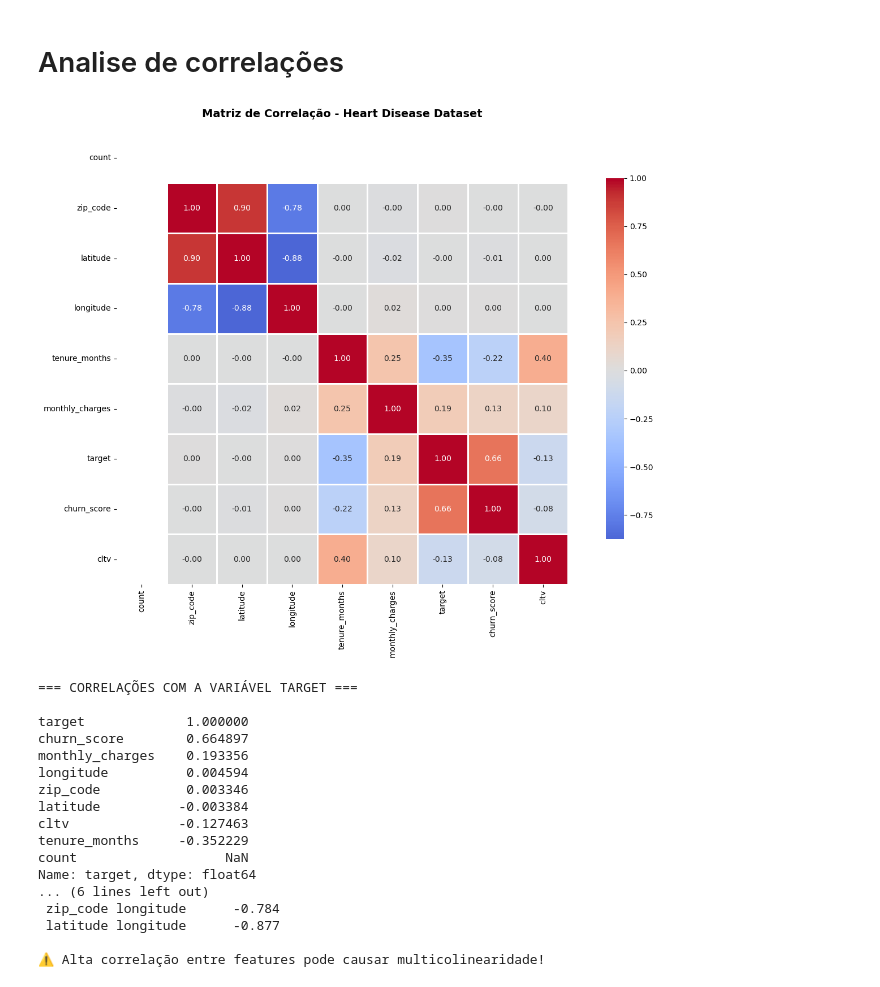
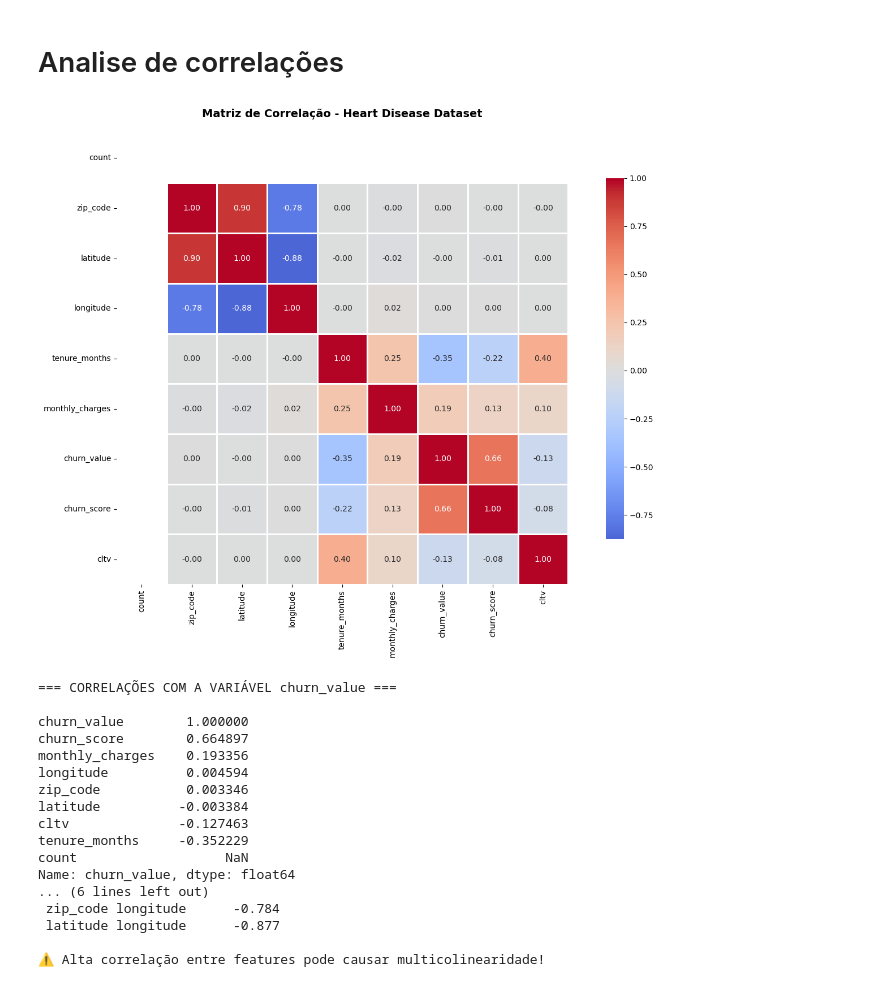
Before and after one commit to LaraGSilva/projeto-tech-challenge-churn, a Jupyter notebook: notebooks/EDA.ipynb, the cells around one changed output. Drawn from its saved outputs; the diff is of its cells as text; code cells hidden in the pictures.

```diff
--- a/notebooks/EDA.ipynb
+++ b/notebooks/EDA.ipynb
@@ -258,21 +258,19 @@ churn_reason  churn_reason           5174               73.46
 
 ### 4.1 Entendimento da distribuição da variável alvo e o balanceamento de classes
 # %%
-df.rename(columns={'churn_value': 'target'}, inplace=True)
+df['churn_value'] = (df['churn_value'] > 0).astype(int)
 
-df['target'] = (df['target'] > 0).astype(int)
+print("==== Distribuição da variável churn_value")
 
-print("==== Distribuição da variável target")
-
-target_counts = df['target'].value_counts()
-target_percentages = df['target'].value_counts(normalize=True) * 100
+churn_value_counts = df['churn_value'].value_counts()
+churn_value_percentages = df['churn_value'].value_counts(normalize=True) * 100
 
 
 print("Contagem: ")
-print(target_counts)
+print(churn_value_counts)
 print("\nPercentual: ")
 
-for idx, pct in target_percentages.items():
+for idx, pct in churn_value_percentages.items():
     label = "cliente churn" if idx == 0 else "cliente nao churn"
     print(f"{label} ({idx}): {pct:.2f}%")
 
@@ -280,13 +278,13 @@ for idx, pct in target_percentages.items():
 fig, axes = plt.subplots(1, 2, figsize=(14, 5))
 
 # Gráfico de barras
-axes[0].bar(['cliente churn', 'cliente nao churn'], target_counts.values, color=['lightblue', 'coral'])
+axes[0].bar(['cliente churn', 'cliente nao churn'], churn_value_counts.values, color=['lightblue', 'coral'])
 axes[0].set_ylabel('Frequência')
-axes[0].set_title('Distribuição da Variável Target')
+axes[0].set_title('Distribuição da Variável churn_value')
 axes[0].grid(axis='y', alpha=0.3)
 
 # Gráfico de pizza
-axes[1].pie(target_counts.values, labels=['cliente churn', 'cliente nao churn'],
+axes[1].pie(churn_value_counts.values, labels=['cliente churn', 'cliente nao churn'],
             autopct='%1.1f%%', colors=['lightblue', 'coral'], startangle=90)
 axes[1].set_title('Proporção de Classes')
 
@@ -294,7 +292,7 @@ plt.tight_layout()
 plt.show()
 
 # Verificar se há desbalanceamento
-ratio = target_counts.min() / target_counts.max()
+ratio = churn_value_counts.min() / churn_value_counts.max()
 print(f"\nRatio de balanceamento: {ratio:.2f}")
 if ratio < 0.5:
     print("⚠️ Dataset desbalanceado! Considere usar técnicas como SMOTE ou class_weight.")
@@ -513,43 +511,43 @@ monthly_charges    -0.221    -1.257        Normal
 corr_numeric = df.select_dtypes(include=[np.number]).corr()
 
 # Visualizar matriz de correlação
 plt.figure(figsize=(14, 10))
 sns.heatmap(corr_numeric, annot=True, fmt='.2f', cmap='coolwarm',
             center=0, square=True, linewidths=1, cbar_kws={"shrink": 0.8})
 plt.title('Matriz de Correlação - Heart Disease Dataset', fontsize=14, fontweight='bold', pad=20)
 plt.tight_layout()
 plt.show()
 
-# Identificar correlações fortes com o target
-print("=== CORRELAÇÕES COM A VARIÁVEL TARGET ===\n")
-target_corr = corr_numeric['target'].sort_values(ascending=False)
-print(target_corr)
+# Identificar correlações fortes com o churn_value
+print("=== CORRELAÇÕES COM A VARIÁVEL churn_value ===\n")
+churn_value_corr = corr_numeric['churn_value'].sort_values(ascending=False)
+print(churn_value_corr)
 
 # Identificar pares de features com alta correlação (possível multicolinearidade)
 print("\n=== MULTICOLINEARIDADE (Correlação entre features) ===")
 print("Pares de features com correlação > 0.7:\n")
 
 high_corr_pairs = []
 for i in range(len(corr_numeric.columns)):
     for j in range(i+1, len(corr_numeric.columns)):
-        if abs(corr_numeric.iloc[i, j]) > 0.7 and corr_numeric.columns[i] != 'target' and corr_numeric.columns[j] != 'target':
+        if abs(corr_numeric.iloc[i, j]) > 0.7 and corr_numeric.columns[i] != 'churn_value' and corr_numeric.columns[j] != 'churn_value':
             high_corr_pairs.append({
                 'Feature 1': corr_numeric.columns[i],
                 'Feature 2': corr_numeric.columns[j],
                 'Correlação': round(corr_numeric.iloc[i, j], 3)
             })
 
 if len(high_corr_pairs) > 0:
     high_corr_df = pd.DataFrame(high_corr_pairs).sort_values(by='Correlação', ascending=False)
     print(high_corr_df.to_string(index=False))
     print("\n⚠️ Alta correlação entre features pode causar multicolinearidade!")
 else:
-    print("✓ Nenhuma correlação forte detectada entre features (excluindo target)")
+    print("✓ Nenhuma correlação forte detectada entre features (excluindo churn_value)")
 # %% [output]
-[figure, old version]
+[figure, new version]
-=== CORRELAÇÕES COM A VARIÁVEL TARGET ===
+=== CORRELAÇÕES COM A VARIÁVEL churn_value ===
 
-target             1.000000
+churn_value        1.000000
 churn_score        0.664897
 monthly_charges    0.193356
 longitude          0.004594
@@ -558,7 +556,7 @@ latitude          -0.003384
 cltv              -0.127463
 tenure_months     -0.352229
 count                   NaN
-Name: target, dtype: float64
+Name: churn_value, dtype: float64
 ... (6 lines left out)
  zip_code longitude      -0.784
  latitude longitude      -0.877
```
Also changed, not shown: parts of 13 cells of this notebook, 58 other files.
